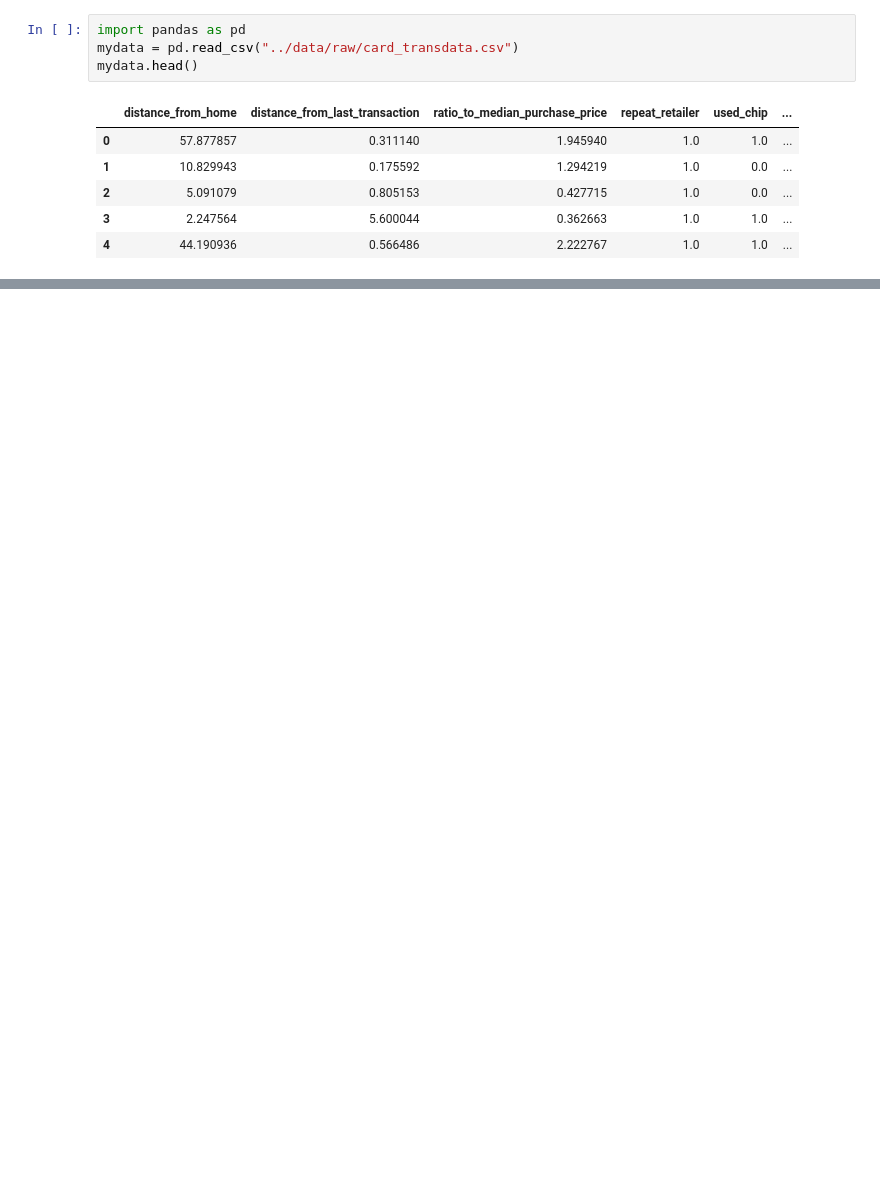
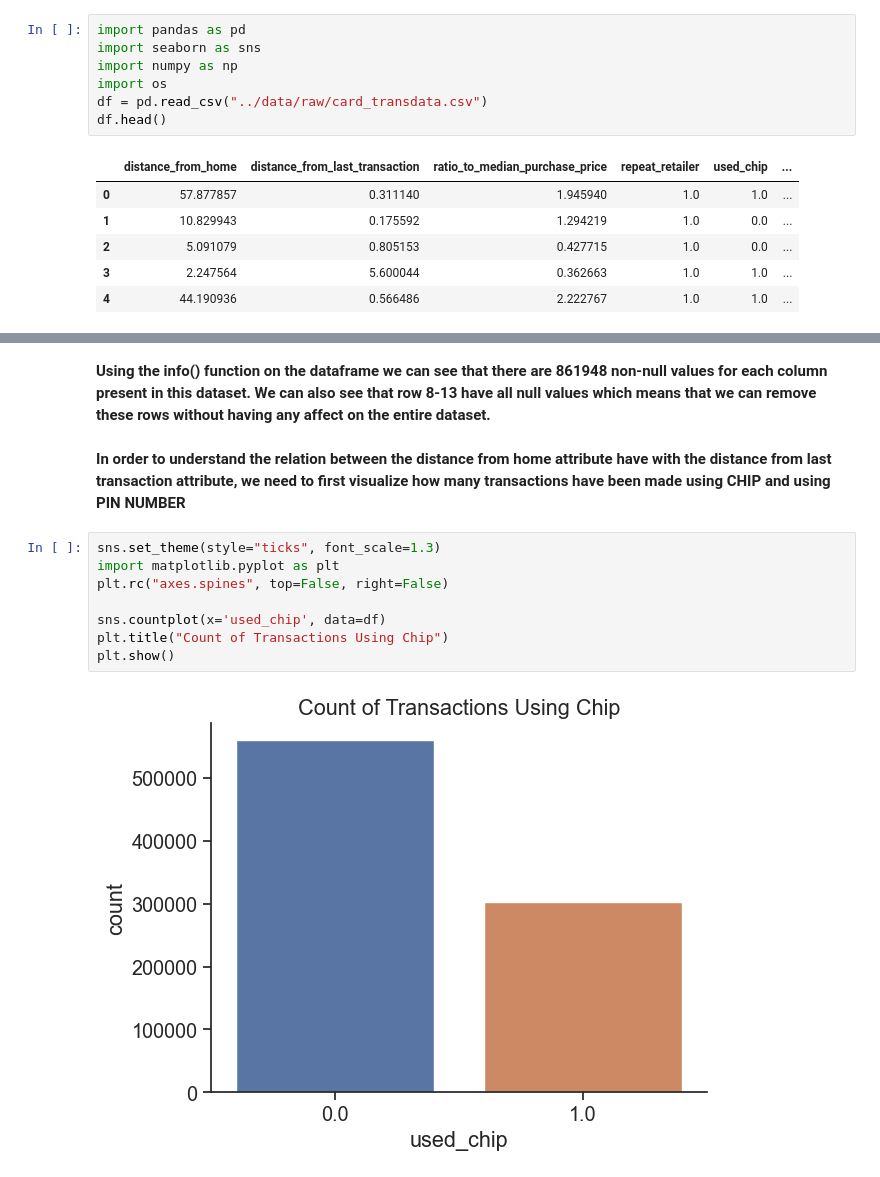
Before and after one commit to KarimKhalil33/CreditCard-Fraud-Data-Analysis, a Jupyter notebook: analysis/analysis3.ipynb, the cells around one changed output, grey strips where cells are left out. Cells and saved outputs as stored; diff of their text form; blank space fills up the shorter version.

```diff
--- a/analysis/analysis3.ipynb
+++ b/analysis/analysis3.ipynb
@@ -6,8 +6,11 @@
 As a witness to my friend's experience with credit card fraud, I have become increasingly interested in the subject. In particular, I find the distance from home data points in our dataset to be of great significance in determining the likelihood of a credit card transaction being classified as fraudulent. To achieve an accurate prediction, it is crucial to conduct a thorough analysis of the trends and patterns within the dataset. By carefully examining the data and creating various graphs and charts for analysis, we can identify key indicators that will help us determine the likelihood of a fraudulent transaction. By analyzing the distance from home data points, we can gain insight into whether or not a transaction was made using chip or pin number. This information can be used to establish a baseline for what is considered normal behavior for a cardholder in a particular location. Any transactions that deviate significantly from this baseline can then be flagged for further investigation, as they may be indicative of fraudulent activity. Overall, by utilizing advanced data analysis techniques, we can more accurately predict and prevent credit card fraud, ultimately protecting both individuals and businesses from financial losses.
 # %%
 import pandas as pd
-mydata = pd.read_csv("../data/raw/card_transdata.csv")
-mydata.head()
+import seaborn as sns
+import numpy as np
+import os
+df = pd.read_csv("../data/raw/card_transdata.csv")
+df.head()
 # %% [output]
 |  | distance_from_home | distance_from_last_transaction | ratio_to_median_purchase_price | repeat_retailer | used_chip | ... |
 | 0 | 57.877857 | 0.311140 | 1.945940 | 1.0 | 1.0 | ... |
@@ -17,0 +55,14 @@ mydata.head()
+# %% [markdown]
+**Using the info() function on the dataframe we can see that there are 861948 non-null values for each column present in this dataset. We can also see that row 8-13 have all null values which means that we can remove these rows without having any affect on the entire dataset.**
+# %% [markdown]
+**In order to understand the relation between the distance from home attribute have with the distance from last transaction attribute, we need to first visualize how many transactions have been made using CHIP and using PIN NUMBER**
+# %%
+sns.set_theme(style="ticks", font_scale=1.3)
+import matplotlib.pyplot as plt
+plt.rc("axes.spines", top=False, right=False)
+
+sns.countplot(x='used_chip', data=df)
+plt.title("Count of Transactions Using Chip")
+plt.show()
+# %% [output]
+[figure, added]
```
Also changed, not shown: parts of 7 cells of this notebook.
